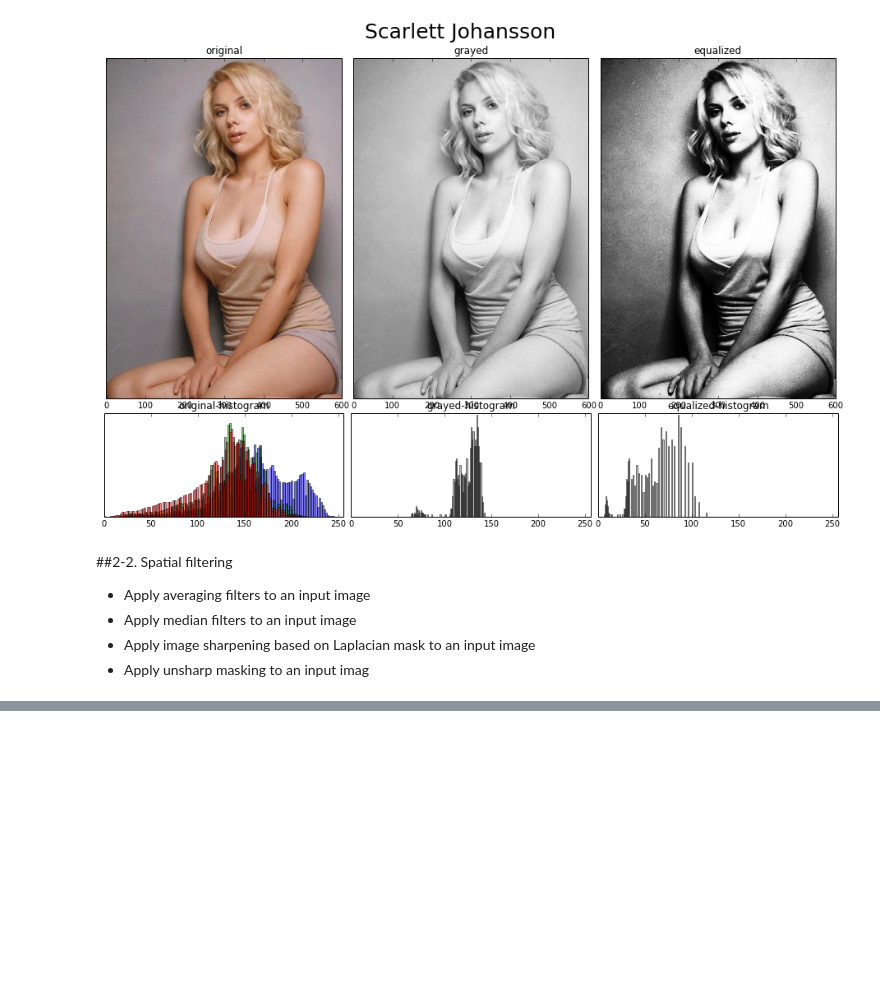
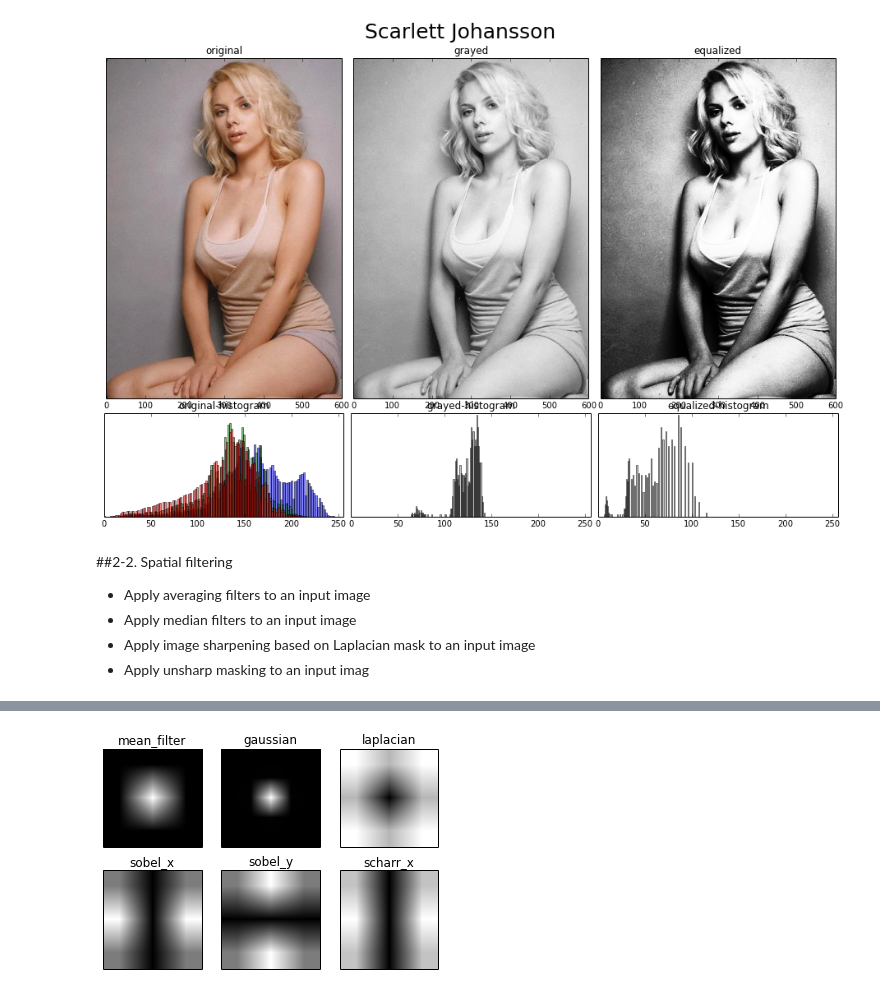
Before and after one commit to coder0526/iphw2013, a Jupyter notebook: Ip hw.ipynb, the cells around one changed output, grey strips where cells are left out. Cells and saved outputs as stored; diff of their text form; code cells hidden in the pictures; blank space fills up the shorter version.

Commit message:
2-3 frequency domain filtering

```diff
--- a/Ip hw.ipynb
+++ b/Ip hw.ipynb
@@ -67,0 +83,39 @@ twoDconvolution(taylor)
+# %%
+# simple averaging filter without scaling parameter
+mean_filter = np.ones((3,3))
+
+# creating a guassian filter
+x = cv2.getGaussianKernel(5,10)
+gaussian = x*x.T
+
+# different edge detecting filters
+# scharr in x-direction
+scharr = np.array([[-3, 0, 3],
+                   [-10,0,10],
+                   [-3, 0, 3]])
+# sobel in x direction
+sobel_x= np.array([[-1, 0, 1],
+                   [-2, 0, 2],
+                   [-1, 0, 1]])
+# sobel in y direction
+sobel_y= np.array([[-1,-2,-1],
+                   [0, 0, 0],
+                   [1, 2, 1]])
+# laplacian
+laplacian=np.array([[0, 1, 0],
+                    [1,-4, 1],
+                    [0, 1, 0]])
+
+filters = [mean_filter, gaussian, laplacian, sobel_x, sobel_y, scharr]
+filter_name = ['mean_filter', 'gaussian','laplacian', 'sobel_x', \
+                'sobel_y', 'scharr_x']
+fft_filters = [np.fft.fft2(x) for x in filters]
+fft_shift = [np.fft.fftshift(y) for y in fft_filters]
+mag_spectrum = [np.log(np.abs(z)+1) for z in fft_shift]
+
+for i in xrange(6):
+    plt.subplot(2,3,i+1),plt.imshow(mag_spectrum[i],cmap = 'gray')
+    plt.title(filter_name[i]), plt.xticks([]), plt.yticks([])
+plt.show()
+# %% [output]
+[figure, added]
```
Also changed, not shown: parts of 8 cells of this notebook, 3 other files.
